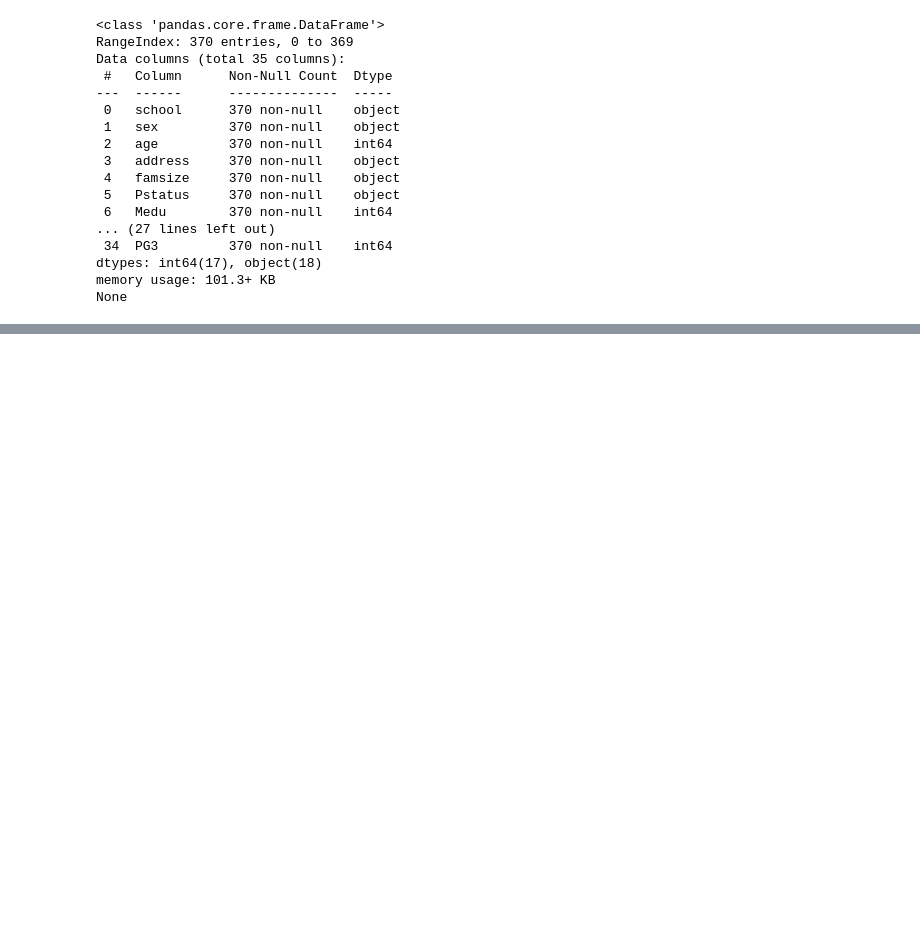
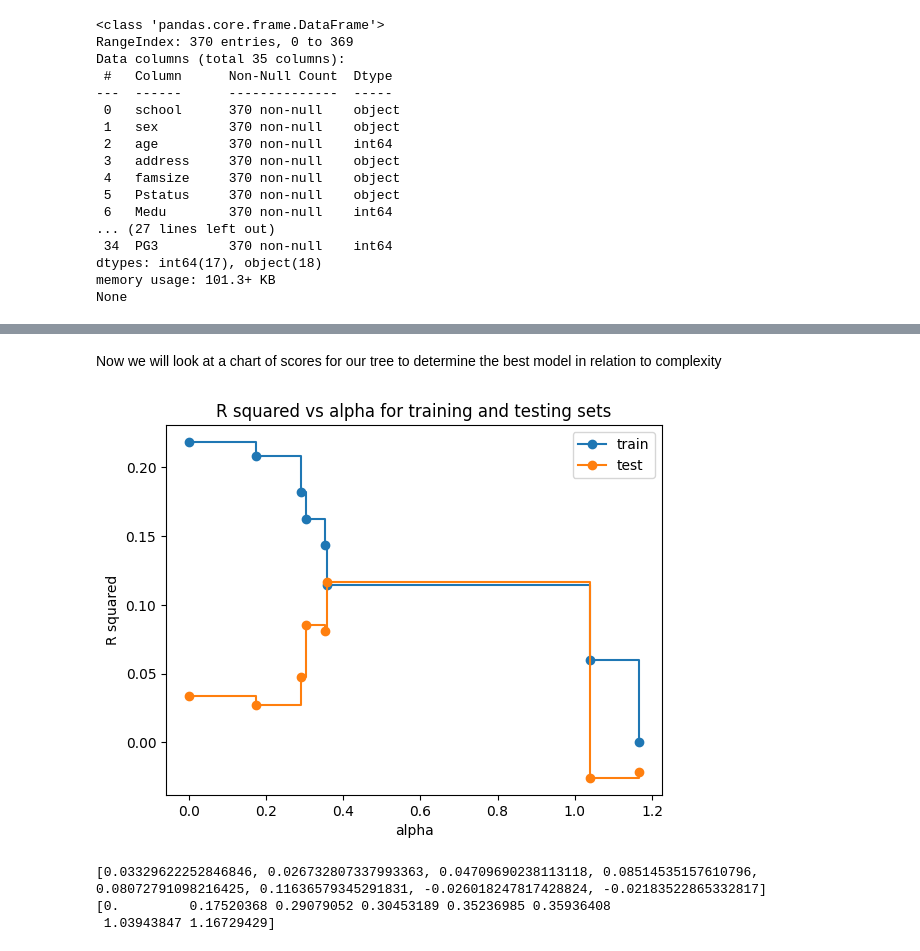
Before and after one commit to VaibhavShintre/Introduction-to-Data-Science, a Jupyter notebook: CSC_442_Project_Group_10.ipynb, the cells around one changed output, grey strips where cells are left out. Saved outputs shown, nothing was run; the diff lists cells and outputs as text; code cells hidden in the pictures; blank space fills up the shorter version.

```diff
--- a/CSC_442_Project_Group_10.ipynb
+++ b/CSC_442_Project_Group_10.ipynb
@@ -100,0 +142,8 @@ Variables: AbsencesmM, AbsencesP, studytime, studytime*activities
+# %%
+#separate features and response varaible
+features = ["activitiesInt", "absencesM", "absencesP", "studytime"]
+X = sm_inter[features].values
+y = sm_inter[["PG3","MG3","DeltaG3"]].values
+X_train, X_test, y_train, y_test = train_test_split(X, y, test_size=0.2, random_state=42)
+print(X)
+print(y)
@@ -100,0 +233,24 @@ Variables: AbsencesmM, AbsencesP, studytime, studytime*activities
+# %% [markdown]
+Now we will look at a chart of scores for our tree to determine the best model in relation to complexity
+# %%
+# compare the training and test scores for each of the models
+train_scores = [models.score(X_train, y_train) for models in model]
+test_scores = [models.score(X_test, y_test) for models in model]
+
+fig, ax = plt.subplots()
+ax.set_xlabel("alpha")
+ax.set_ylabel("R squared")
+ax.set_title("R squared vs alpha for training and testing sets")
+ax.plot(ccp_alphas, train_scores, marker='o', label="train",
+        drawstyle="steps-post")
+ax.plot(ccp_alphas, test_scores, marker='o', label="test",
+        drawstyle="steps-post")
+ax.legend()
+plt.show()
+print(test_scores)
+print(ccp_alphas)
+# %% [output]
+[figure, added]
+[0.03329622252846846, 0.026732807337993363, 0.04709690238113118, 0.08514535157610796, 0.08072791098216425, 0.11636579345291831, -0.026018247817428824, -0.02183522865332817]
+[0.         0.17520368 0.29079052 0.30453189 0.35236985 0.35936408
+ 1.03943847 1.16729429]
```
Also changed, not shown: parts of 14 cells of this notebook.
